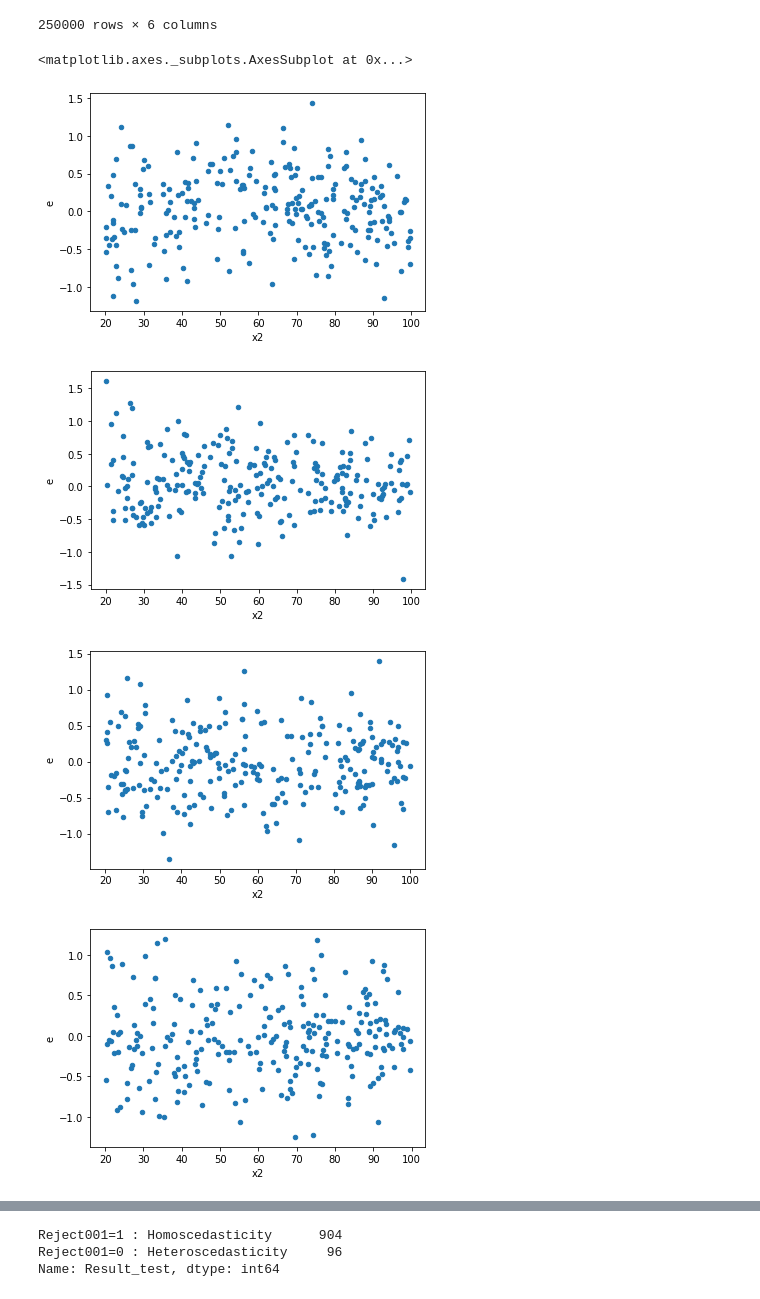
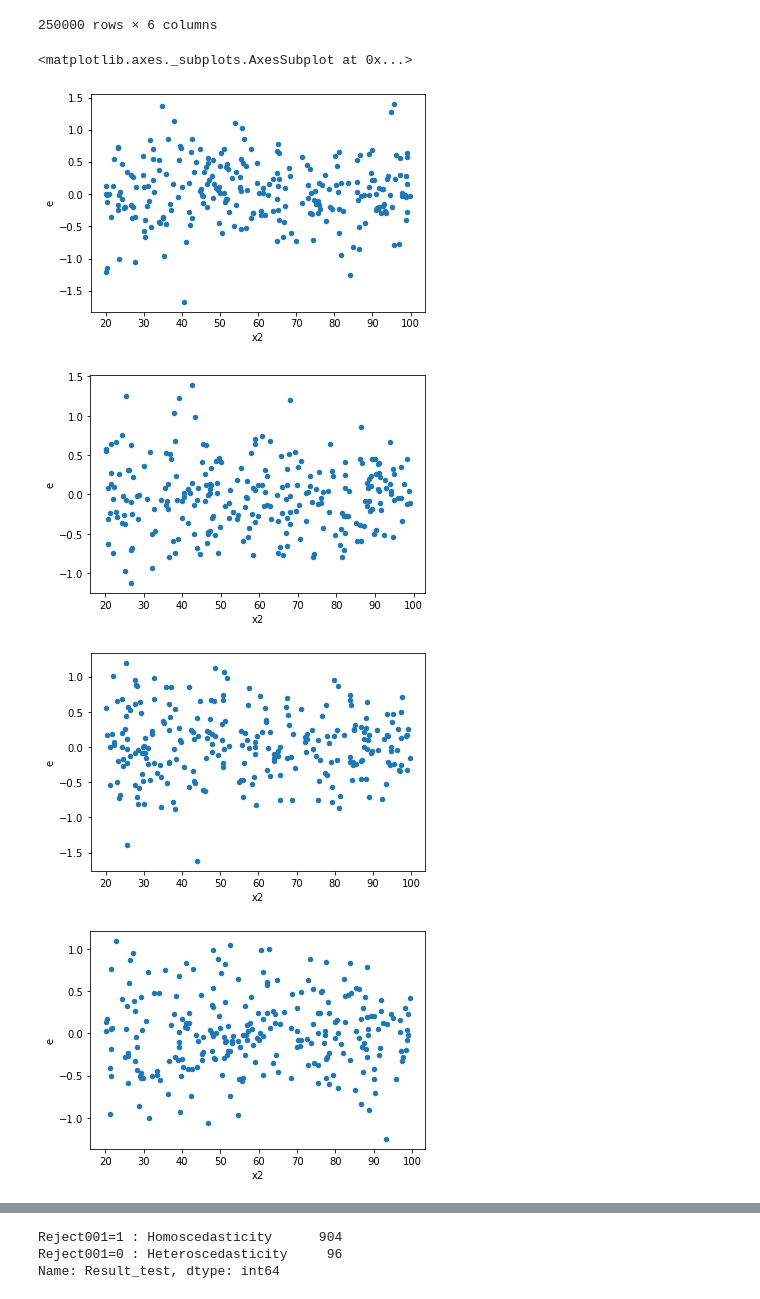
Before and after one commit to iam-fern/Generate_multiplication_2X, a Jupyter notebook: GQtest_data(y_hat)_multi_delta_(_0_4)_n250_01.ipynb, the cells around one changed output, grey strips where cells are left out. Saved outputs shown, nothing was run; the diff lists cells and outputs as text; code cells hidden in the pictures.

```diff
--- a/GQtest_data(y_hat)_multi_delta_(_0_4)_n250_01.ipynb
+++ b/GQtest_data(y_hat)_multi_delta_(_0_4)_n250_01.ipynb
@@ -136,29 +136,19 @@ table
 |  | 249.0 | 85.431824 | 32.917089 | -0.285736 | 128.063176 | 128.338716 | -0.275540 |
 250000 rows × 6 columns
 # %%
-tablenew0 = table.loc[0.0]
-tablenew1 = table.loc[1.0]
-tablenew2 = table.loc[2.0]
-tablenew3 = table.loc[3.0]
-tablenew4 = table.loc[4.0]
-tablenew5 = table.loc[5.0]
-tablenew6 = table.loc[6.0]
-tablenew7 = table.loc[7.0]
-tablenew8 = table.loc[8.0]
-tablenew9 = table.loc[9.0]
+tablenew0 = table.loc[8.0]
+tablenew1 = table.loc[11.0]
+tablenew2 = table.loc[16.0]
+tablenew3 = table.loc[21.0]
+tablenew4 = table.loc[22.0]
 tablenew0.plot(x ='x2', y='e', kind = 'scatter')
 tablenew1.plot(x ='x2', y='e', kind = 'scatter')
 tablenew2.plot(x ='x2', y='e', kind = 'scatter')
 tablenew3.plot(x ='x2', y='e', kind = 'scatter')
 tablenew4.plot(x ='x2', y='e', kind = 'scatter')
-tablenew5.plot(x ='x2', y='e', kind = 'scatter')
-tablenew6.plot(x ='x2', y='e', kind = 'scatter')
-tablenew7.plot(x ='x2', y='e', kind = 'scatter')
-tablenew8.plot(x ='x2', y='e', kind = 'scatter')
-tablenew9.plot(x ='x2', y='e', kind = 'scatter')
 # %% [output]
 <matplotlib.axes._subplots.AxesSubplot at 0x...>
-[figure, old version]
+[figure, new version]
-[figure, old version]
+[figure, new version]
-[figure, old version]
+[figure, new version]
-[figure, old version]
+[figure, new version]
```
Also changed, not shown: parts of 1 cell of this notebook.
